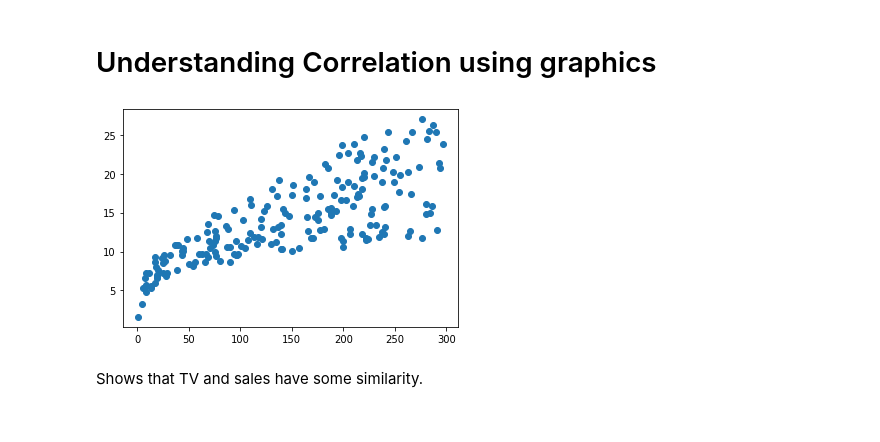
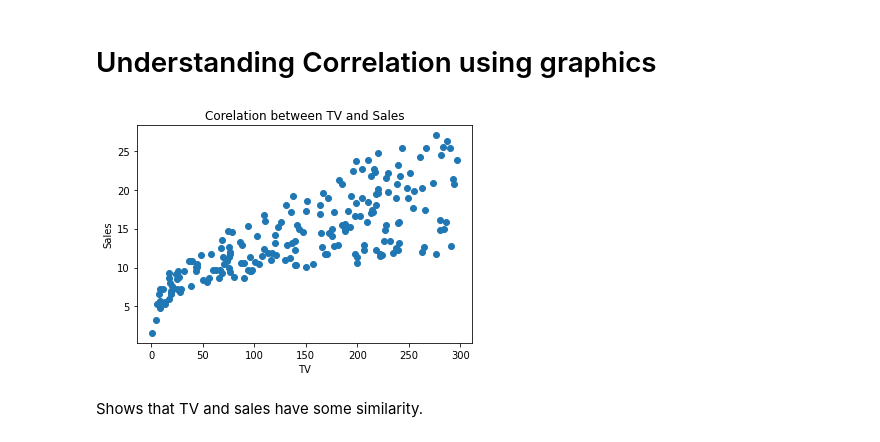
Before and after one commit to archita-at/Data-Science-and-Machine-Learning, a Jupyter notebook: Linear Regression/Linear_Regression_Advertising_Data.ipynb, the cells around one changed output. Drawn from its saved outputs; the diff is of its cells as text; code cells hidden in the pictures.

```diff
--- a/Linear Regression/Linear_Regression_Advertising_Data.ipynb
+++ b/Linear Regression/Linear_Regression_Advertising_Data.ipynb
@@ -271,10 +272,13 @@ df.corr()
 This shows correlation between each and every variable present in the dataframe
 # %% [markdown]
 # Understanding Correlation using graphics
-# %%
-plt.scatter(df['TV'],df['sales'])
-plt.show()
-# %% [output]
-[figure, removed]
+# %%
+plt.scatter(df['TV'],df['sales'])
+plt.xlabel("TV") #set label of x-axis
+plt.ylabel("Sales") #set label of y-axis
+plt.title("Corelation between TV and Sales") #set title of the plot
+plt.show()
+# %% [output]
+[figure, added]
 # %% [markdown]
 Shows that TV and sales have some similarity.
```
Also changed, not shown: parts of 7 cells of this notebook.
